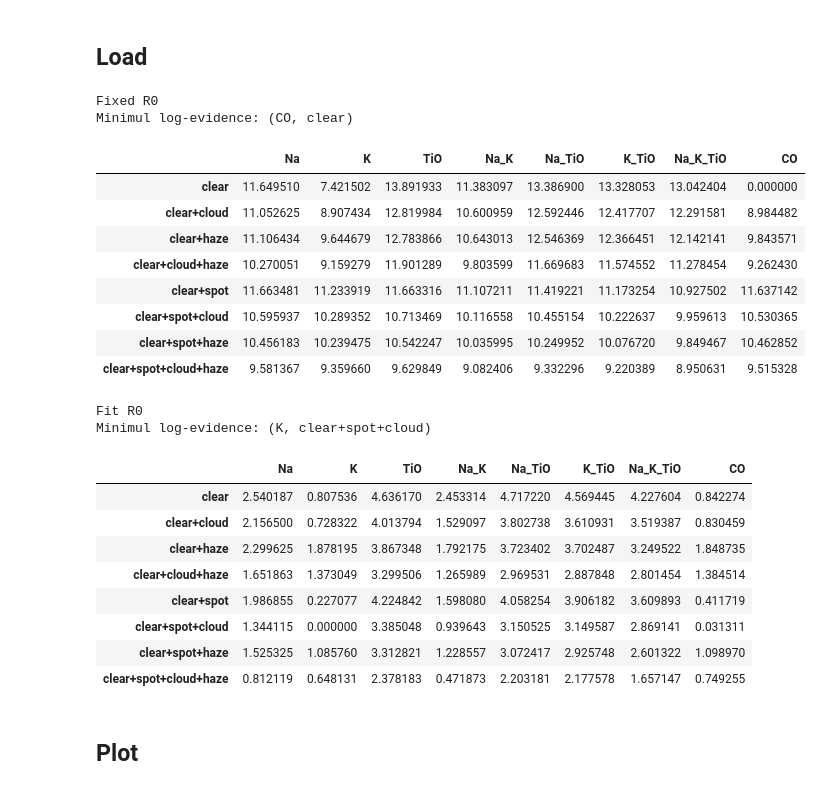
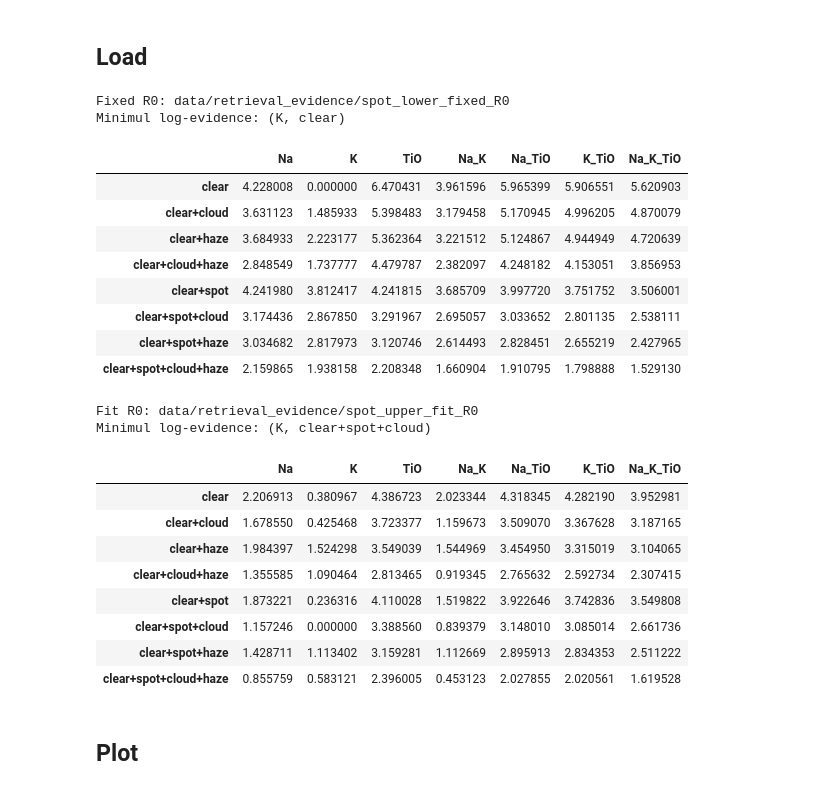
Before and after one commit to icweaver/HAT-P-23b, a Jupyter notebook: _sources/notebooks/retrieval_evidence.ipynb, the cells around one changed output. Cells and saved outputs as stored; diff of their text form; code cells hidden in the pictures.

```diff
--- a/_sources/notebooks/retrieval_evidence.ipynb
+++ b/_sources/notebooks/retrieval_evidence.ipynb
@@ -44,56 +44,54 @@ Unzip this into a folder named `data` in the same level as this notebook
 # %% [markdown]
 ## Load
 # %%
-rel_to_spot = False
-
-base_dir_fixed_R0 = "data/retrieval_evidence/spot_lower_fixed_R0"
+base_dir_fixed_R0 = f"data/retrieval_evidence/spot_lower_fixed_R0"
 (
     df_Delta_lnZ_fixed,
     df_Delta_lnZ_err_fixed,
     species_min_fixed,
     model_min_fixed,
     data_dict_fixed,
-) = utils.get_evidences(base_dir_fixed_R0, relative_to_spot_only=rel_to_spot)
+) = utils.get_evidences(base_dir_fixed_R0)
 
-base_dir_fit_R0 = "data/retrieval_evidence/spot_lower_fit_R0"
+base_dir_fit_R0 = f"data/retrieval_evidence/spot_upper_fit_R0"
 (
     df_Delta_lnZ_fit,
     df_Delta_lnZ_err_fit,
     species_min_fit,
     model_min_fit,
     data_dict_fit,
-) = utils.get_evidences(base_dir_fit_R0, relative_to_spot_only=rel_to_spot)
+) = utils.get_evidences(base_dir_fit_R0)
 
-print("Fixed R0")
+print(f"Fixed R0: {base_dir_fixed_R0}")
 print(f"Minimul log-evidence: ({species_min_fixed}, {model_min_fixed})")
 display(df_Delta_lnZ_fixed)
 
-print("\nFit R0")
+print(f"\nFit R0: {base_dir_fit_R0}")
 print(f"Minimul log-evidence: ({species_min_fit}, {model_min_fit})")
 display(df_Delta_lnZ_fit)
 # %% [output]
-Fixed R0
-Minimul log-evidence: (CO, clear)
+Fixed R0: data/retrieval_evidence/spot_lower_fixed_R0
+Minimul log-evidence: (K, clear)
-|  | Na | K | TiO | Na_K | Na_TiO | K_TiO | Na_K_TiO | CO |
-| clear | 11.649510 | 7.421502 | 13.891933 | 11.383097 | 13.386900 | 13.328053 | 13.042404 | 0.000000 |
-| clear+cloud | 11.052625 | 8.907434 | 12.819984 | 10.600959 | 12.592446 | 12.417707 | 12.291581 | 8.984482 |
-| clear+haze | 11.106434 | 9.644679 | 12.783866 | 10.643013 | 12.546369 | 12.366451 | 12.142141 | 9.843571 |
-| clear+cloud+haze | 10.270051 | 9.159279 | 11.901289 | 9.803599 | 11.669683 | 11.574552 | 11.278454 | 9.262430 |
-| clear+spot | 11.663481 | 11.233919 | 11.663316 | 11.107211 | 11.419221 | 11.173254 | 10.927502 | 11.637142 |
-| clear+spot+cloud | 10.595937 | 10.289352 | 10.713469 | 10.116558 | 10.455154 | 10.222637 | 9.959613 | 10.530365 |
-| clear+spot+haze | 10.456183 | 10.239475 | 10.542247 | 10.035995 | 10.249952 | 10.076720 | 9.849467 | 10.462852 |
-| clear+spot+cloud+haze | 9.581367 | 9.359660 | 9.629849 | 9.082406 | 9.332296 | 9.220389 | 8.950631 | 9.515328 |
+|  | Na | K | TiO | Na_K | Na_TiO | K_TiO | Na_K_TiO |
+| clear | 4.228008 | 0.000000 | 6.470431 | 3.961596 | 5.965399 | 5.906551 | 5.620903 |
+| clear+cloud | 3.631123 | 1.485933 | 5.398483 | 3.179458 | 5.170945 | 4.996205 | 4.870079 |
+| clear+haze | 3.684933 | 2.223177 | 5.362364 | 3.221512 | 5.124867 | 4.944949 | 4.720639 |
+| clear+cloud+haze | 2.848549 | 1.737777 | 4.479787 | 2.382097 | 4.248182 | 4.153051 | 3.856953 |
+| clear+spot | 4.241980 | 3.812417 | 4.241815 | 3.685709 | 3.997720 | 3.751752 | 3.506001 |
+| clear+spot+cloud | 3.174436 | 2.867850 | 3.291967 | 2.695057 | 3.033652 | 2.801135 | 2.538111 |
+| clear+spot+haze | 3.034682 | 2.817973 | 3.120746 | 2.614493 | 2.828451 | 2.655219 | 2.427965 |
+| clear+spot+cloud+haze | 2.159865 | 1.938158 | 2.208348 | 1.660904 | 1.910795 | 1.798888 | 1.529130 |
-Fit R0
+Fit R0: data/retrieval_evidence/spot_upper_fit_R0
 Minimul log-evidence: (K, clear+spot+cloud)
-|  | Na | K | TiO | Na_K | Na_TiO | K_TiO | Na_K_TiO | CO |
-| clear | 2.540187 | 0.807536 | 4.636170 | 2.453314 | 4.717220 | 4.569445 | 4.227604 | 0.842274 |
-| clear+cloud | 2.156500 | 0.728322 | 4.013794 | 1.529097 | 3.802738 | 3.610931 | 3.519387 | 0.830459 |
-| clear+haze | 2.299625 | 1.878195 | 3.867348 | 1.792175 | 3.723402 | 3.702487 | 3.249522 | 1.848735 |
-| clear+cloud+haze | 1.651863 | 1.373049 | 3.299506 | 1.265989 | 2.969531 | 2.887848 | 2.801454 | 1.384514 |
-| clear+spot | 1.986855 | 0.227077 | 4.224842 | 1.598080 | 4.058254 | 3.906182 | 3.609893 | 0.411719 |
-| clear+spot+cloud | 1.344115 | 0.000000 | 3.385048 | 0.939643 | 3.150525 | 3.149587 | 2.869141 | 0.031311 |
-| clear+spot+haze | 1.525325 | 1.085760 | 3.312821 | 1.228557 | 3.072417 | 2.925748 | 2.601322 | 1.098970 |
-| clear+spot+cloud+haze | 0.812119 | 0.648131 | 2.378183 | 0.471873 | 2.203181 | 2.177578 | 1.657147 | 0.749255 |
+|  | Na | K | TiO | Na_K | Na_TiO | K_TiO | Na_K_TiO |
+| clear | 2.206913 | 0.380967 | 4.386723 | 2.023344 | 4.318345 | 4.282190 | 3.952981 |
+| clear+cloud | 1.678550 | 0.425468 | 3.723377 | 1.159673 | 3.509070 | 3.367628 | 3.187165 |
+| clear+haze | 1.984397 | 1.524298 | 3.549039 | 1.544969 | 3.454950 | 3.315019 | 3.104065 |
+| clear+cloud+haze | 1.355585 | 1.090464 | 2.813465 | 0.919345 | 2.765632 | 2.592734 | 2.307415 |
+| clear+spot | 1.873221 | 0.236316 | 4.110028 | 1.519822 | 3.922646 | 3.742836 | 3.549808 |
+| clear+spot+cloud | 1.157246 | 0.000000 | 3.388560 | 0.839379 | 3.148010 | 3.085014 | 2.661736 |
+| clear+spot+haze | 1.428711 | 1.113402 | 3.159281 | 1.112669 | 2.895913 | 2.834353 | 2.511222 |
+| clear+spot+cloud+haze | 0.855759 | 0.583121 | 2.396005 | 0.453123 | 2.027855 | 2.020561 | 1.619528 |
 # %% [markdown]
 ## Plot
 # %%
```
Also changed, not shown: parts of 1 cell of this notebook, 11 other files.
